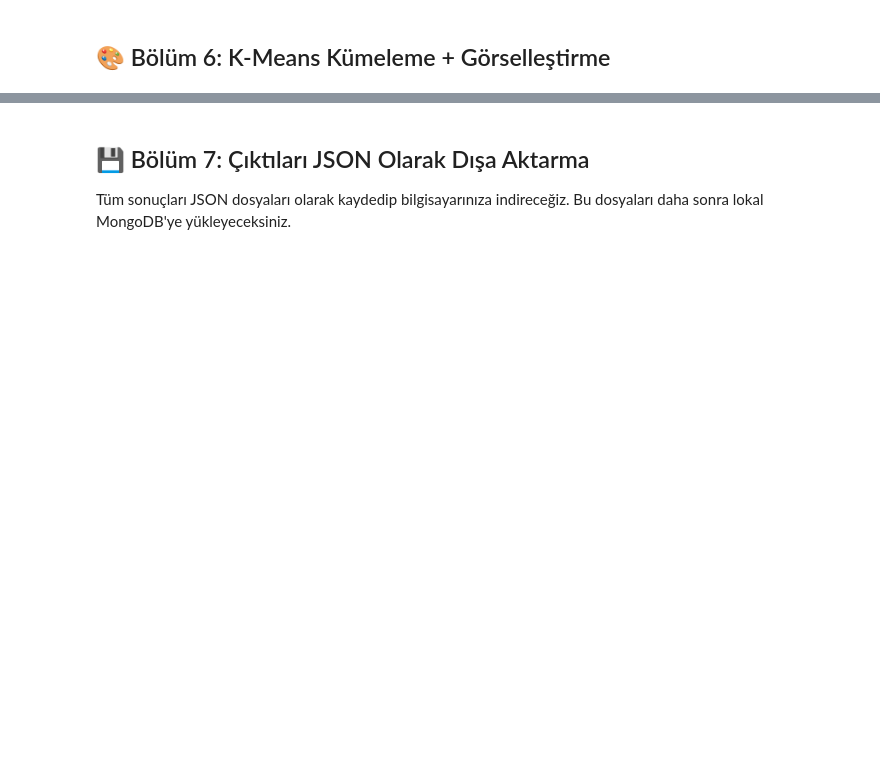
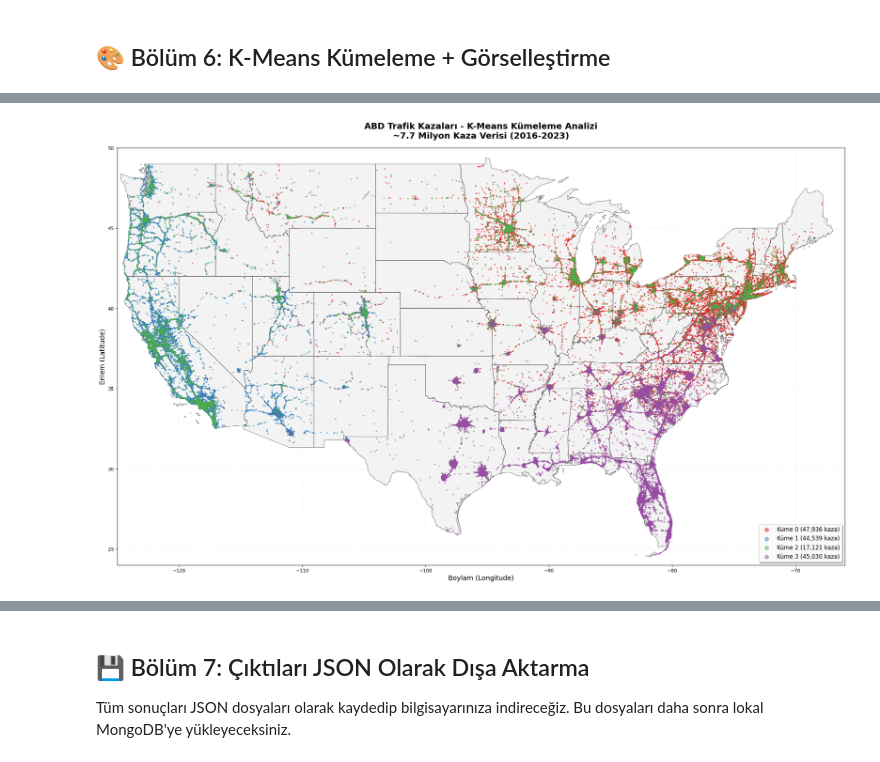
Before and after one commit to fthsrbst/us-accidents-bigdata-pipeline, a Jupyter notebook: Pipeline_Collab/BuyukVeri_Pipeline_Projesi.ipynb, the cells around one changed output, grey strips where cells are left out. Drawn from its saved outputs; the diff is of its cells as text; code cells hidden in the pictures; blank space fills up the shorter version.

```diff
--- a/Pipeline_Collab/BuyukVeri_Pipeline_Projesi.ipynb
+++ b/Pipeline_Collab/BuyukVeri_Pipeline_Projesi.ipynb
@@ -609,0 +1087,80 @@ plt.show()
+# %%
+# ============================================================================
+# 🗺️ ABD HARİTASI ARKA PLANLI GELİŞMİŞ COĞRAFİ GÖRSELLEŞTİRME
+# ============================================================================
+# Bu hücre ABD eyalet sınırlarıyla birlikte harita oluşturur
+
+try:
+    import geopandas as gpd
+    print("✅ geopandas yüklü")
+except ImportError:
+    print("📦 geopandas kuruluyor...")
+    import subprocess
+    subprocess.check_call([sys.executable, '-m', 'pip', 'install', 'geopandas', '-q'])
+    import geopandas as gpd
+    print("✅ geopandas kuruldu")
+
+print("\n🗺️ ABD Haritası Arka Planlı Görselleştirme...")
+
+# ABD eyalet sınırlarını indir (Natural Earth verisi)
+try:
+    # Census Bureau'dan ABD eyalet sınırları
+    us_states_url = 'https://www2.census.gov/geo/tiger/GENZ2021/shp/cb_2021_us_state_5m.zip'
+    us_states = gpd.read_file(us_states_url)
+
+    # Alaska, Hawaii ve ABD dışı bölgeleri çıkar
+    excluded = ['AK', 'HI', 'PR', 'VI', 'GU', 'AS', 'MP']
+    us_continental = us_states[~us_states['STUSPS'].isin(excluded)]
+
+    print(f"✅ {len(us_continental)} eyalet sınırı yüklendi")
+
+    # Görselleştirme
+    fig, ax = plt.subplots(figsize=(22, 14))
+
+    # Eyalet sınırlarını çiz
+    us_continental.boundary.plot(ax=ax, linewidth=0.8, color='#333333', alpha=0.6)
+    us_continental.plot(ax=ax, color='#e8e8e8', edgecolor='#666666', linewidth=0.3, alpha=0.5)
+
+    # Her küme için scatter plot
+    cluster_colors = ['#e41a1c', '#377eb8', '#4daf4a', '#984ea3', '#ff7f00']
+
+    for cluster_id in sorted(df_viz_filtered['cluster'].unique()):
+        cluster_data = df_viz_filtered[df_viz_filtered['cluster'] == cluster_id]
+        ax.scatter(
+            cluster_data['Start_Lng'],
+            cluster_data['Start_Lat'],
+            c=cluster_colors[int(cluster_id) % len(cluster_colors)],
+            label=f'Küme {int(cluster_id)} ({len(cluster_data):,} kaza)',
+            alpha=0.5,
+            s=4,
+            zorder=5
+        )
+
+    # Eksen ayarları
+    ax.set_xlim(-125, -66)
+    ax.set_ylim(24, 50)
+    ax.set_aspect(1.3)
+
+    # Başlık ve etiketler
+    ax.set_xlabel('Boylam (Longitude)', fontsize=14)
+    ax.set_ylabel('Enlem (Latitude)', fontsize=14)
+    ax.set_title('ABD Trafik Kazaları - K-Means Kümeleme Analizi\n~7.7 Milyon Kaza Verisi (2016-2023)',
+                 fontsize=18, fontweight='bold', pad=20)
+
+    # Legend
+    legend = ax.legend(loc='lower right', fontsize=12, markerscale=4,
+                       framealpha=0.95, fancybox=True, shadow=True)
+
+    # Grid
+    ax.grid(True, alpha=0.2, linestyle='--')
+
+    plt.tight_layout()
+    plt.savefig('geographic_clusters_map.png', dpi=250, bbox_inches='tight', facecolor='white')
+    plt.show()
+
+    print("\n✅ ABD haritası arka planlı görselleştirme kaydedildi: geographic_clusters_map.png")
+
+except Exception as e:
+    print(f"⚠️ ABD haritası yüklenemedi: {e}")
+    print("   Önceki basit görselleştirme kullanılacak.")
+# %% [output]
@@ -609,0 +1171 @@ plt.show()
+[figure, added]
```
Also changed, not shown: parts of 65 cells of this notebook, 31 other files.
